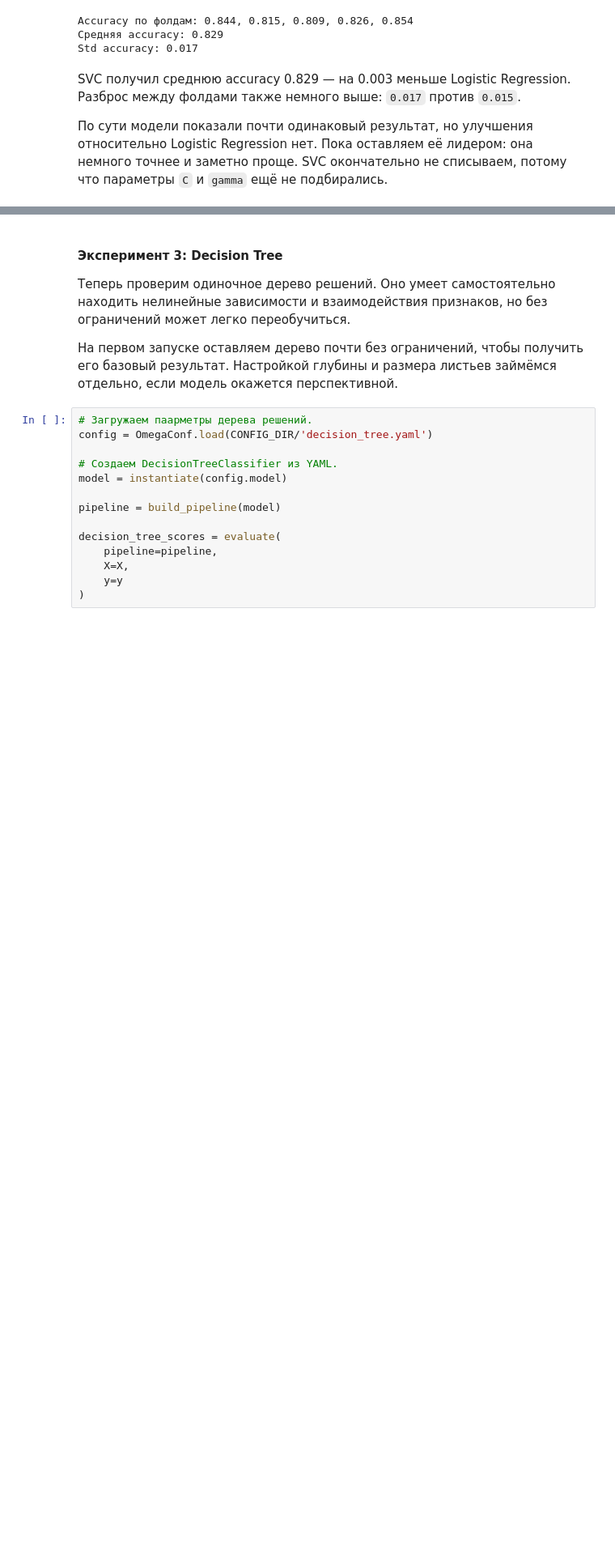
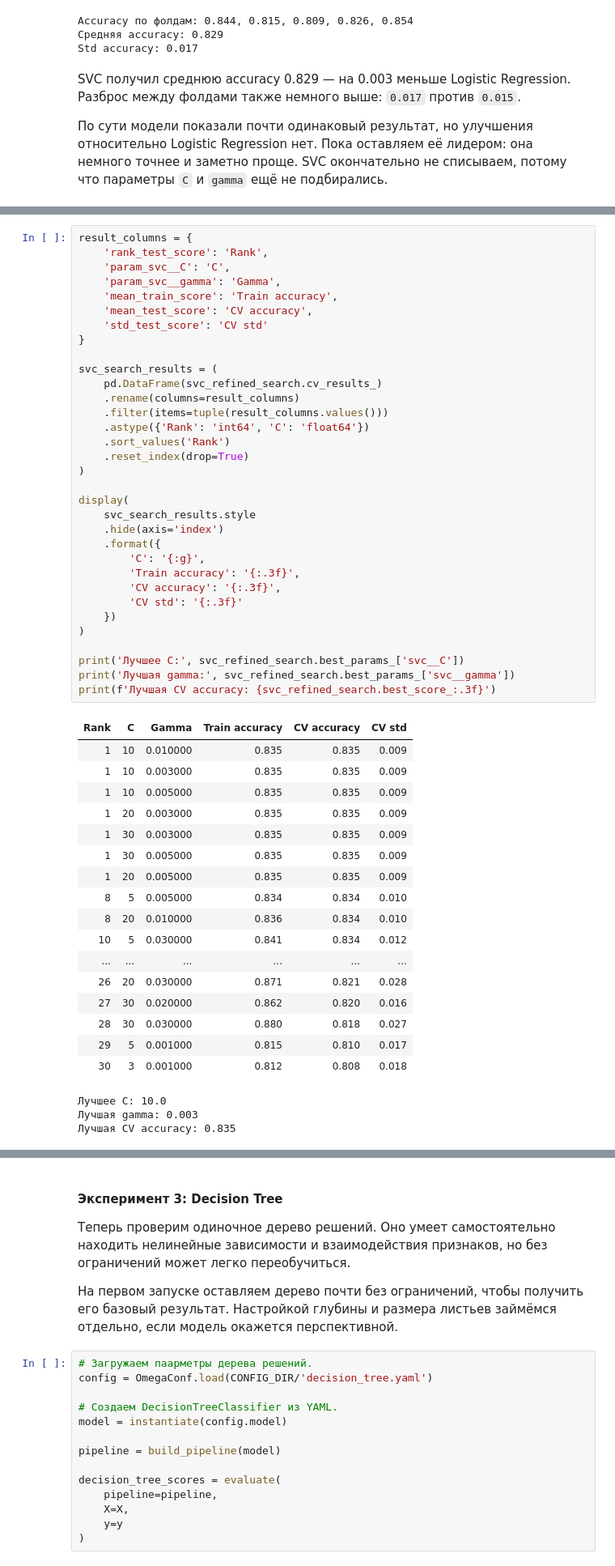
Before and after one commit to caesarrimskiyyyyyyyyyyyy/competition-titanic, a Jupyter notebook: notebooks/03_experiments.ipynb, the cells around one changed output, grey strips where cells are left out. Shown at 81% size. Cells and saved outputs as stored; diff of their text form; blank space fills up the shorter version.

```diff
--- a/notebooks/03_experiments.ipynb
+++ b/notebooks/03_experiments.ipynb
@@ -160,0 +283,54 @@ SVC получил среднюю accuracy 0.829 — на 0.003 меньше Log
+# %%
+result_columns = {
+    'rank_test_score': 'Rank',
+    'param_svc__C': 'C',
+    'param_svc__gamma': 'Gamma',
+    'mean_train_score': 'Train accuracy',
+    'mean_test_score': 'CV accuracy',
+    'std_test_score': 'CV std'
+}
+
+svc_search_results = (
+    pd.DataFrame(svc_refined_search.cv_results_)
+    .rename(columns=result_columns)
+    .filter(items=tuple(result_columns.values()))
+    .astype({'Rank': 'int64', 'C': 'float64'})
+    .sort_values('Rank')
+    .reset_index(drop=True)
+)
+
+display(
+    svc_search_results.style
+    .hide(axis='index')
+    .format({
+        'C': '{:g}',
+        'Train accuracy': '{:.3f}',
+        'CV accuracy': '{:.3f}',
+        'CV std': '{:.3f}'
+    })
+)
+
+print('Лучшее C:', svc_refined_search.best_params_['svc__C'])
+print('Лучшая gamma:', svc_refined_search.best_params_['svc__gamma'])
+print(f'Лучшая CV accuracy: {svc_refined_search.best_score_:.3f}')
+# %% [output]
+| Rank | C | Gamma | Train accuracy | CV accuracy | CV std |
+| 1 | 10 | 0.010000 | 0.835 | 0.835 | 0.009 |
+| 1 | 10 | 0.003000 | 0.835 | 0.835 | 0.009 |
+| 1 | 10 | 0.005000 | 0.835 | 0.835 | 0.009 |
+| 1 | 20 | 0.003000 | 0.835 | 0.835 | 0.009 |
+| 1 | 30 | 0.003000 | 0.835 | 0.835 | 0.009 |
+| 1 | 30 | 0.005000 | 0.835 | 0.835 | 0.009 |
+| 1 | 20 | 0.005000 | 0.835 | 0.835 | 0.009 |
+| 8 | 5 | 0.005000 | 0.834 | 0.834 | 0.010 |
+| 8 | 20 | 0.010000 | 0.836 | 0.834 | 0.010 |
+| 10 | 5 | 0.030000 | 0.841 | 0.834 | 0.012 |
+| ... | ... | ... | ... | ... | ... |
+| 26 | 20 | 0.030000 | 0.871 | 0.821 | 0.028 |
+| 27 | 30 | 0.020000 | 0.862 | 0.820 | 0.016 |
+| 28 | 30 | 0.030000 | 0.880 | 0.818 | 0.027 |
+| 29 | 5 | 0.001000 | 0.815 | 0.810 | 0.017 |
+| 30 | 3 | 0.001000 | 0.812 | 0.808 | 0.018 |
+Лучшее C: 10.0
+Лучшая gamma: 0.003
+Лучшая CV accuracy: 0.835
```
Also changed, not shown: parts of 9 cells of this notebook, 5 other files.
